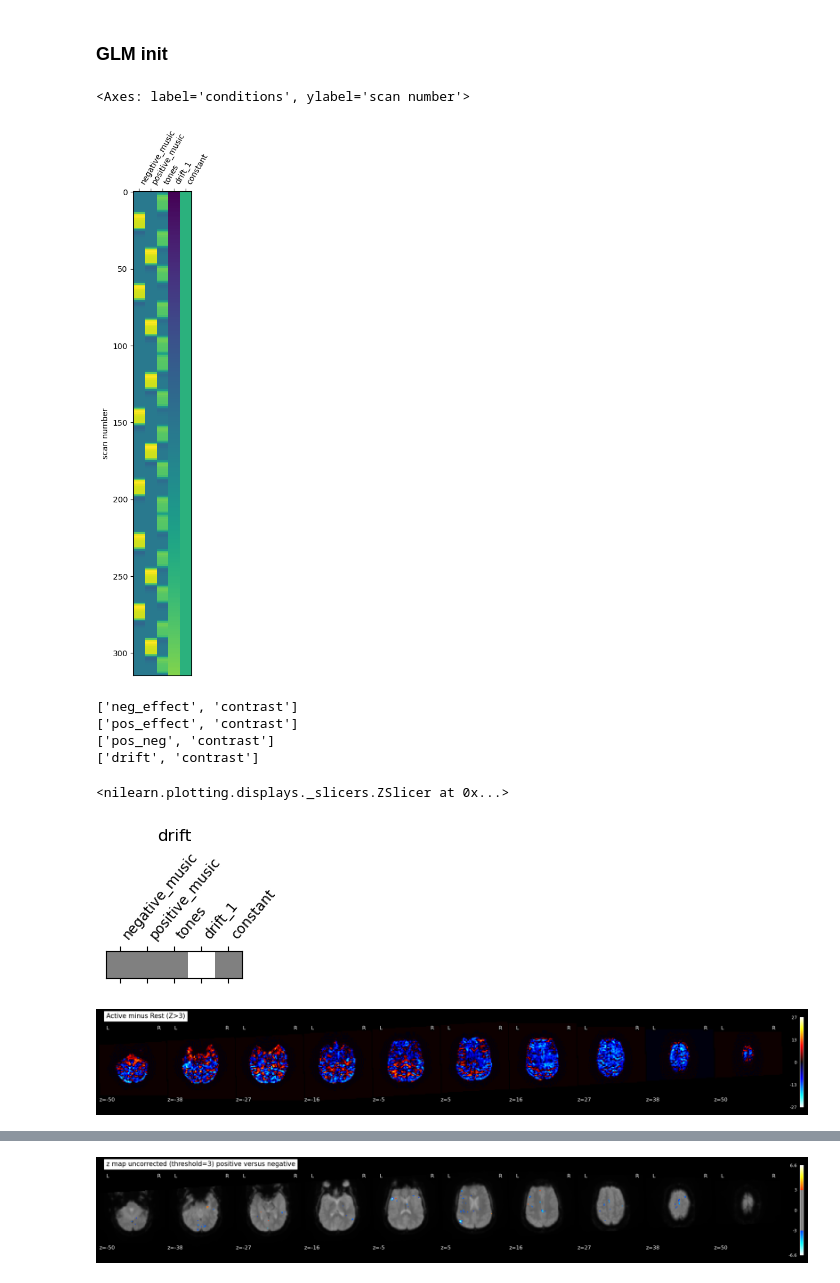
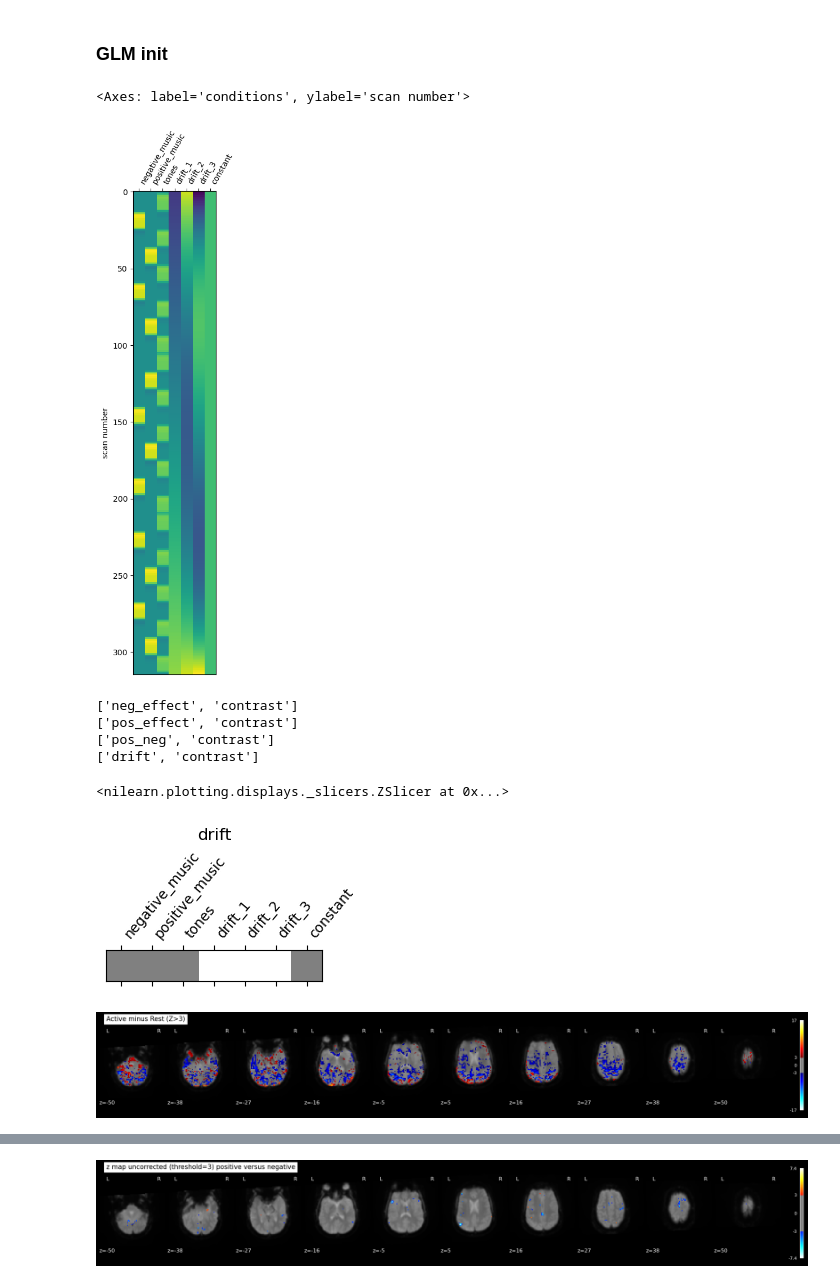
Before and after one commit to loufourneaux/project_1_nssp, a Jupyter notebook: design_matrix_GLM.ipynb, the cells around one changed output, grey strips where cells are left out. Drawn from its saved outputs; the diff is of its cells as text; code cells hidden in the pictures.

Commit message:
try to add temporal PCA just to see + drift

```diff
--- a/design_matrix_GLM.ipynb
+++ b/design_matrix_GLM.ipynb
@@ -140,7 +140,7 @@ fmri_glm = FirstLevelModel(
     hrf_model='spm',
     drift_model=drift_model,
     high_pass=high_pass,
-    drift_order=1
+    drift_order=3
 )
 # %%
 fmri_glm = fmri_glm.fit(fmri_img, events)
@@ -149,14 +149,14 @@ fmri_glm = fmri_glm.fit(fmri_img, events)
 plot_design_matrix(fmri_glm.design_matrices_[0])
 # %% [output]
 <Axes: label='conditions', ylabel='scan number'>
-[figure, old version]
+[figure, new version]
 # %%
 # Create the dictionary of the conditions
 conditions = {
-    'neg_music' : np.array([1, 0, 0, 0 , 0]),
-    'pos_music' : np.array([0, 1, 0, 0, 0]),
-    'tones' : np.array([0, 0, 1, 0, 0]),
-    'drift' : np.array([0, 0, 0, 1, 0])
+    'neg_music' : np.array([1, 0, 0, 0 , 0, 0, 0]),
+    'pos_music' : np.array([0, 1, 0, 0, 0, 0, 0]),
+    'tones' : np.array([0, 0, 1, 0, 0, 0, 0]),
+    'drift' : np.array([0, 0, 0, 1/3, 1/3, 1/3, 0])
 }
 # drift
 drift = conditions['drift']
@@ -171,8 +171,7 @@ pos_effect = conditions['tones'] - conditions['pos_music']
 pos_neg = conditions['pos_music'] - conditions['neg_music']
 # %%
 # To got the names of the varriable - put in utile
-def namestr(obj, namespace):
-    return [name for name in namespace if namespace[name] is obj]
+from helper import namestr
 
 for contrast in [neg_effect,pos_effect,pos_neg,drift] :
     print(namestr(contrast, globals()))
@@ -184,27 +183,25 @@ for contrast in [neg_effect,pos_effect,pos_neg,drift] :
 # %%
 # First examine the drift to eventually correct the image
 folder_state_path = 'derivatives/stats/z_maps'
 
 # Plot the contrast map
 plot_contrast_matrix(drift, design_matrix=fmri_glm.design_matrices_[0])
 plt.title(namestr(drift, globals())[0])
 
 # z map
 z_map = fmri_glm.compute_contrast(drift, output_type='z_score')
 
 # plot z map
 mean_img_ = mean_img(fmri_img),
 thr = 3
 
-plot_stat_map(z_map, bg_img=mean_img_[0], threshold=0,
+plot_stat_map(z_map, bg_img=mean_img_[0], threshold=thr,
               display_mode='z', cut_coords= np.linspace(-50,50, 10), black_bg=True,
               title=f'Active minus Rest (Z>{thr})')
-
-# TODO Lets remove it of all our contrasts ? do we add more drift?
 # %% [output]
 <nilearn.plotting.displays._slicers.ZSlicer at 0x...>
-[figure, old version]
+[figure, new version]
-[figure, old version]
+[figure, new version]
 # %%
 # Create a directory to save the z_map
 folder_state_path = 'derivatives/GLM/z_maps'
```
Also changed, not shown: parts of 2 cells of this notebook, 2 other files.
